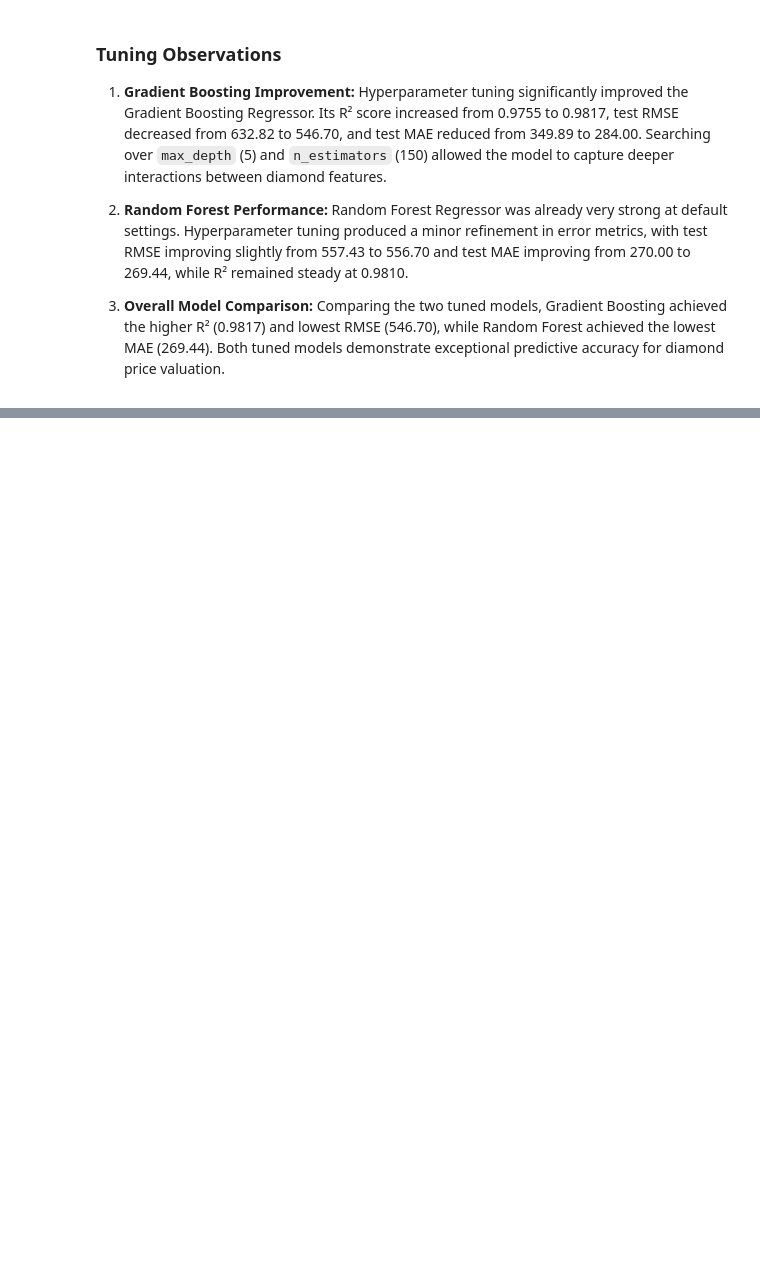
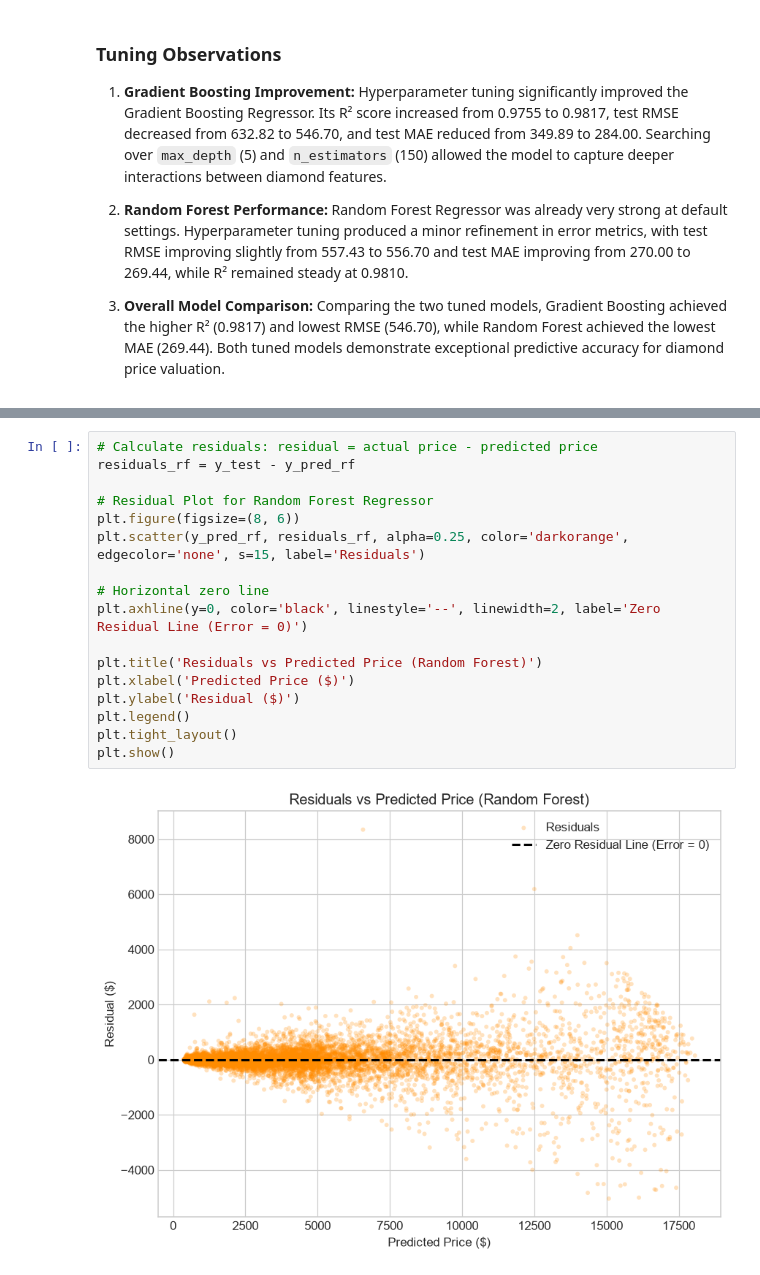
Before and after one commit to anish435/ML_capstone_project, a Jupyter notebook: notebooks/regression.ipynb, the cells around one changed output, grey strips where cells are left out. Cells and saved outputs as stored; diff of their text form; blank space fills up the shorter version.

```diff
--- a/notebooks/regression.ipynb
+++ b/notebooks/regression.ipynb
@@ -1304,0 +1338,19 @@ display(tuning_comparison_df)
+# %%
+# Calculate residuals: residual = actual price - predicted price
+residuals_rf = y_test - y_pred_rf
+
+# Residual Plot for Random Forest Regressor
+plt.figure(figsize=(8, 6))
+plt.scatter(y_pred_rf, residuals_rf, alpha=0.25, color='darkorange', edgecolor='none', s=15, label='Residuals')
+
+# Horizontal zero line
+plt.axhline(y=0, color='black', linestyle='--', linewidth=2, label='Zero Residual Line (Error = 0)')
+
+plt.title('Residuals vs Predicted Price (Random Forest)')
+plt.xlabel('Predicted Price ($)')
+plt.ylabel('Residual ($)')
+plt.legend()
+plt.tight_layout()
+plt.show()
+# %% [output]
+[figure, added]
```
Also changed, not shown: parts of 9 cells of this notebook, 1 other file.
